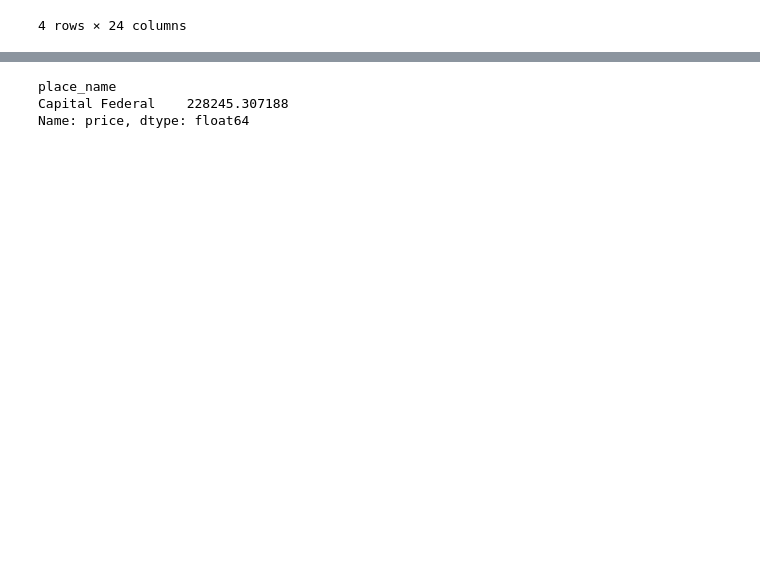
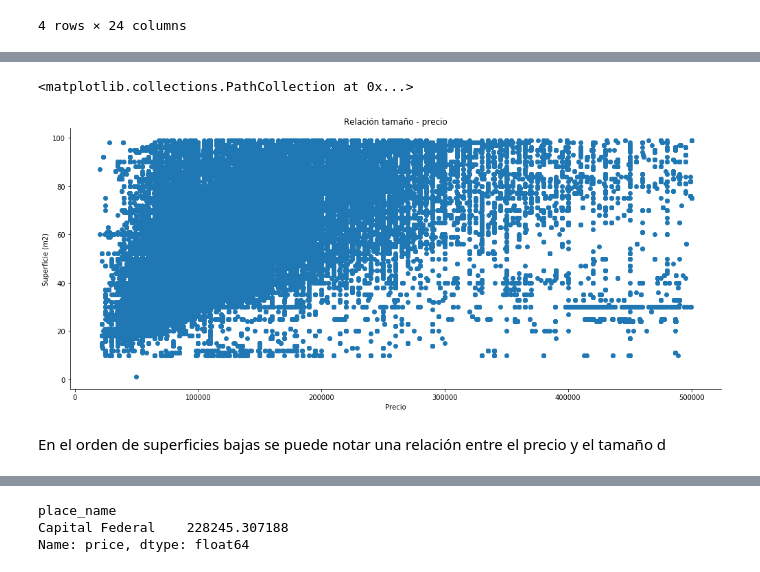
Before and after one commit to lucaslavandeira/7506-tp, a Jupyter notebook: analisis_exploratorio.ipynb, the cells around one changed output, grey strips where cells are left out. Cells and saved outputs as stored; diff of their text form; code cells hidden in the pictures; blank space fills up the shorter version.

```diff
--- a/analisis_exploratorio.ipynb
+++ b/analisis_exploratorio.ipynb
@@ -294,3 +338,22 @@ df_deptos_caros_capital = df.dropna(subset=['lat', 'lon'], how='any').loc[(df.pr
+# %%
+filtro = df.loc[(df.price < 500000) & (df.price > 20000)]
+filtro = filtro.loc[(filtro.surface_total_in_m2 < 100) & (filtro.surface_total_in_m2 > 0)]
+
+x = filtro.price
+y = filtro.surface_total_in_m2
+
+fig, ax = plt.subplots(figsize=(17, 7))
+ax.spines['top'].set_visible(False)
+ax.spines['right'].set_visible(False)
+ax.set_title(u'Relación tamaño - precio')
+ax.set_ylabel(u'Superficie (m2)')
+ax.set_xlabel('Precio')
+ax.scatter(x,y)
+# %% [output]
+<matplotlib.collections.PathCollection at 0x...>
+[figure, added]
+# %% [markdown]
+En el orden de superficies bajas se puede notar una relación entre el precio y el tamaño d
 # %%
 geometry = [Point(x,y) for x,y in zip(df_deptos_caros_capital['lon'], df_deptos_caros_capital['lat'])]
 
```
Also changed, not shown: parts of 7 cells of this notebook.
